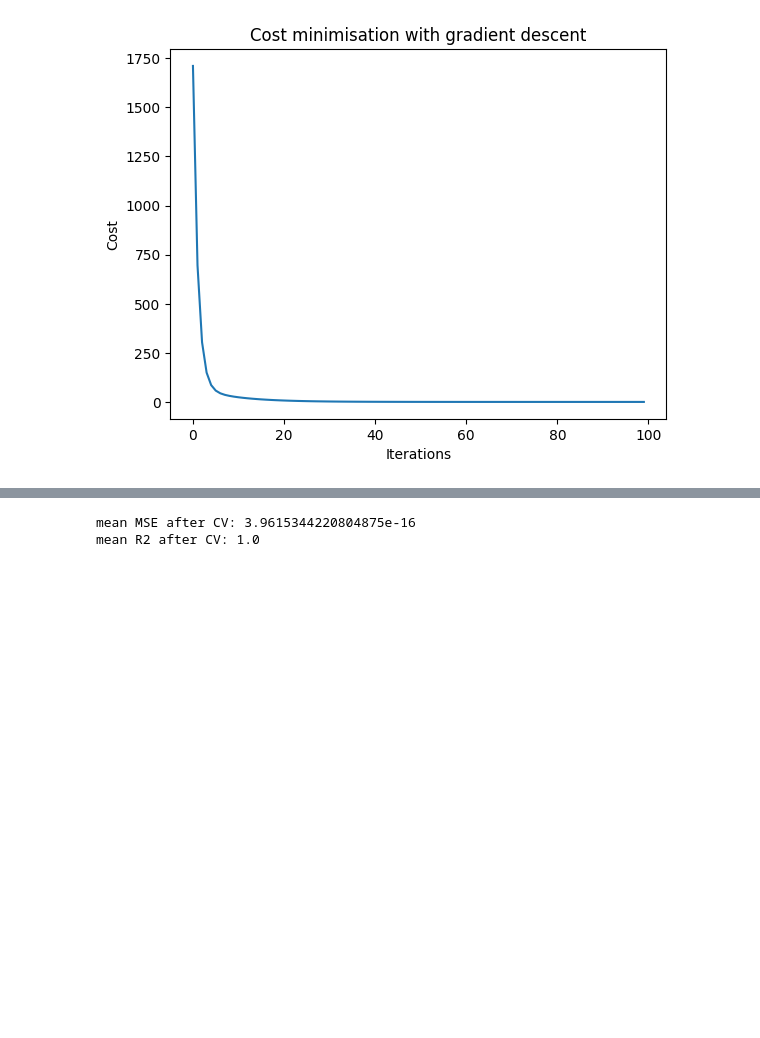
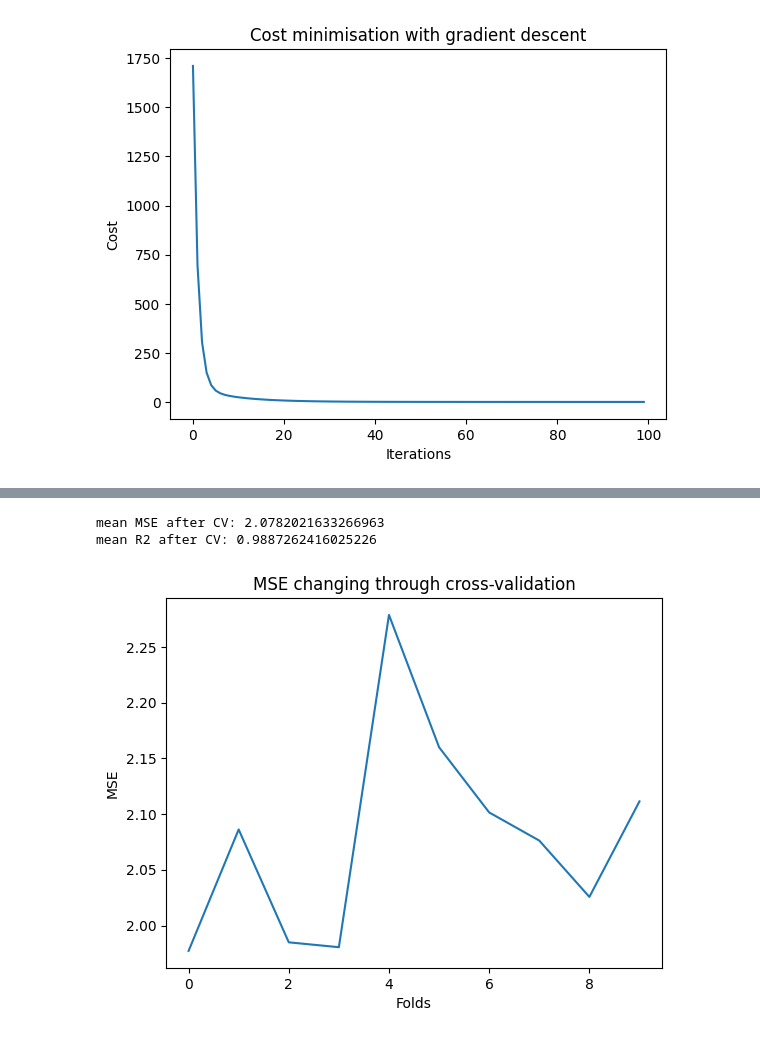
Before and after one commit to mikhail-mat/statquest-illustrated-guide, a Jupyter notebook: StatQuest.ipynb, the cells around one changed output, grey strips where cells are left out. Drawn from its saved outputs; the diff is of its cells as text; code cells hidden in the pictures; blank space fills up the shorter version.

```diff
--- a/StatQuest.ipynb
+++ b/StatQuest.ipynb
@@ -171,11 +172,11 @@ model = LinearRegression()
 # %%
-def k_fold_cross_val(k, df, model):
+def k_fold_cross_val(k, df):
   # randomize the order of the data
   data = df.to_numpy()
   np.random.shuffle(data)
 
   # split the data into k equal groups
-  k_folds = np.array_split(data, k)
+  k_folds = np.array_split(data, k) # returns list of np arrays
 
   # iteratively select k-1 groups to be the training data and the one group
   # that is left to be the testing data
@@ -183,18 +184,18 @@ def k_fold_cross_val(k, df, model):
   r2_history = []
 
   for fold in range(len(k_folds)):
-    x_test = k_folds[fold][:, 0].reshape(-1, 1)
-    y_test = k_folds[fold][:, 1].reshape(-1, 1)
+    X_test = k_folds[fold][:, :5]
+    y_test = k_folds[fold][:, 5]
 
     parts = k_folds[:fold] + k_folds[fold+1:]
-    x_train = np.vstack(parts)[:, 0].reshape(-1, 1)
-    y_train = np.vstack(parts)[:, 1].reshape(-1, 1)
+    X_train = np.vstack(parts)[:, :5]
+    y_train = np.vstack(parts)[:, 5]
 
     # train the model using the training data
-    model.fit(x_train, y_train)
+    w, b, cost_history = gradient_descent(X_train, y_train, show_descent=False)
 
     # evaluate using the testing data
-    y_pred = model.predict(x_test)
+    y_pred = predict(X_test, w, b)
     mse = MSE(SSR(y_test, y_pred), np.size(y_test))
     r2 = R2(y_test, y_pred)
 
@@ -205,10 +206,18 @@ def k_fold_cross_val(k, df, model):
   # return the evaluation history
   return mse_history, r2_history
 
-cv_mse, cv_r2 = k_fold_cross_val(10, df, model)
+mse_history, r2_history = k_fold_cross_val(10, df)
 # %%
-print(f'mean MSE after CV: {np.mean(cv_mse)}')
-print(f'mean R2 after CV: {np.mean(cv_r2)}')
+print(f'mean MSE after CV: {np.mean(mse_history)}')
+print(f'mean R2 after CV: {np.mean(r2_history)}')
 # %% [output]
-mean MSE after CV: 3.9615344220804875e-16
-mean R2 after CV: 1.0
+mean MSE after CV: 2.0782021633266963
+mean R2 after CV: 0.9887262416025226
+# %%
+plt.plot(np.arange(len(mse_history)), mse_history)
+plt.title('MSE changing through cross-validation')
+plt.xlabel('Folds')
+plt.ylabel('MSE')
+plt.show()
+# %% [output]
+[figure, added]
```
Also changed, not shown: parts of 5 cells of this notebook.
